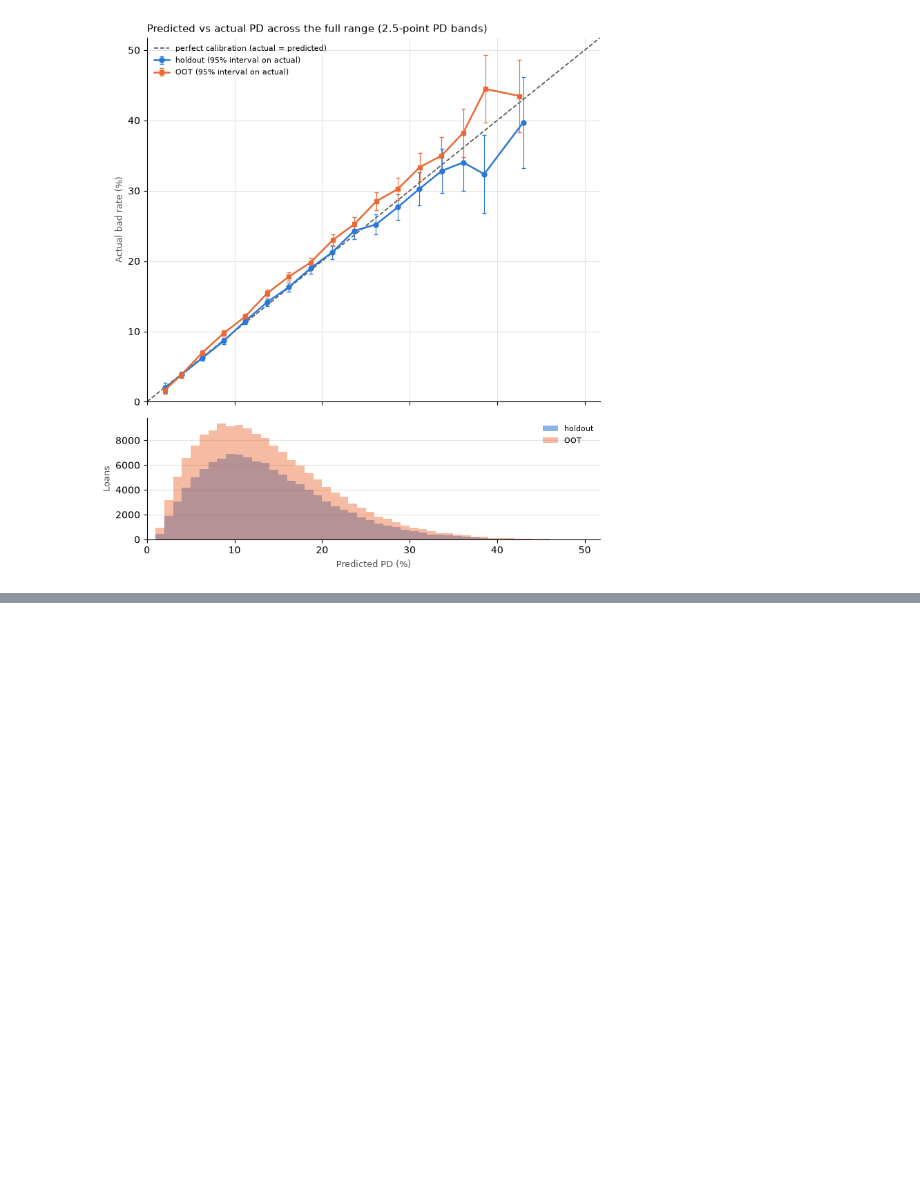
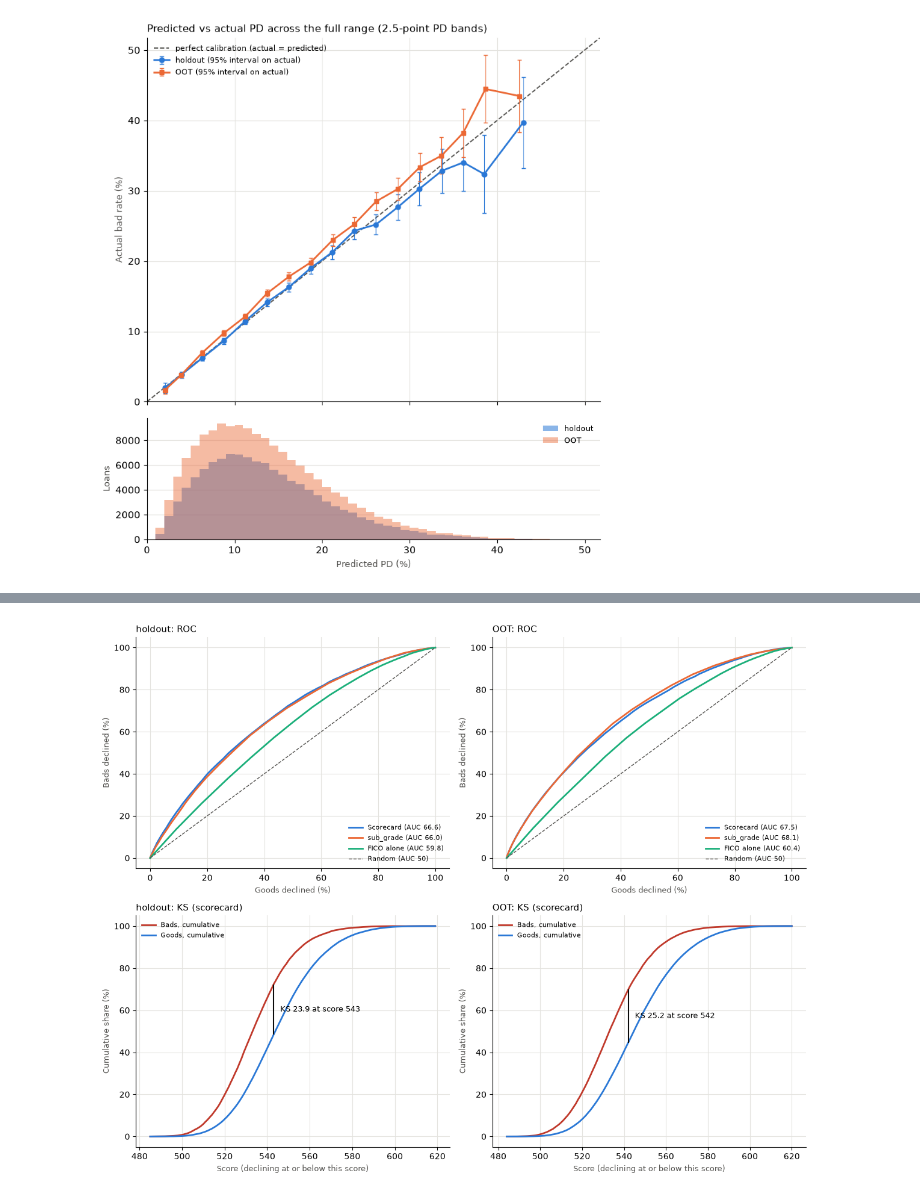
Before and after one commit to daniel-d-wu/scorecard-dev, a Jupyter notebook: scorecard_dev.ipynb, the cells around one changed output, grey strips where cells are left out. Drawn from its saved outputs; the diff is of its cells as text; code cells hidden in the pictures; blank space fills up the shorter version.

```diff
--- a/scorecard_dev.ipynb
+++ b/scorecard_dev.ipynb
@@ -2552,10 +2568,11 @@ rng = scorecard_15[scorecard_15['count'] > 0].groupby('attribute', sort=False)['
 rng['range'] = rng['max'] - rng['min']
 print('Points range by attribute (bins with data):'); display(rng.sort_values('range', ascending=False))
 
-# Rounding check: integer score vs unrounded model (Gini on the score should match the model)
+# Rounding check: integer score vs unrounded model (AUC / KS on the score should match the model)
 print(f"Score range train: {S_tr.min()}–{S_tr.max()}, median {int(S_tr.median())}")
-print(f"Gini holdout: model {100*gini(y_ho, pd_ho):.2f} vs integer score {100*gini(y_ho, -S_ho):.2f}; "
-      f"OOT: model {100*gini(y_oo, pd_oo):.2f} vs score {100*gini(y_oo, -S_oo):.2f}")
+for name, y, p, S in [('holdout', y_ho, pd_ho, S_ho), ('OOT', y_oo, pd_oo, S_oo)]:
+    print(f"{name}: AUC model {auc_pts(y, p):.2f} vs score {auc_pts(y, -S):.2f} | "
+          f"KS model {ks_pts(y, p):.2f} vs score {ks_pts(y, -S):.2f}")
 
 # Odds-to-score check (holdout and OOT): actual ln(good:bad odds) by 20-point score band
 def odds_by_band(S, y, width=20):
@@ -2845,0 +2978,51 @@ OOT: actual vs predicted by 2.5-point PD band
+# %%
+# ---------------------------------------------------------------
+# 16c  ROC curves (AUC) and KS curves: holdout and OOT
+# ---------------------------------------------------------------
+from sklearn.metrics import roc_curve
+
+def thin(x, y, n=400):
+    k = np.linspace(0, len(x) - 1, min(n, len(x))).astype(int)
+    return x[k], y[k]
+
+fig, axes = plt.subplots(2, 2, figsize=(12, 9.4))
+for j, name in enumerate(['holdout', 'OOT']):
+    S, y, d = samples[name]
+
+    # Top row: ROC. AUC = area under the curve; KS = largest vertical gap to the diagonal
+    ax = axes[0, j]
+    for label, key, risk, c in [('Scorecard', 'Scorecard (9 attributes)', -S, '#2a78d6'),
+                                ('sub_grade', 'LC sub_grade', sg(d), '#eb6834'),
+                                ('FICO alone', 'FICO alone', -d.fico_range_low, '#1baf7a')]:
+        fpr, tpr, _ = roc_curve(y, risk)
+        a = perf.loc[(name, key), 'AUC']
+        ax.plot(*thin(fpr * 100, tpr * 100), color=c, lw=2, label=f'{label} (AUC {a:.1f})')
+    ax.plot([0, 100], [0, 100], color='#52514e', lw=1, ls='--', label='Random (AUC 50)')
+    ax.set_title(f'{name}: ROC', loc='left', fontsize=11)
+    ax.set_xlabel('Goods declined (%)', fontsize=9, color='#52514e')
+    ax.set_ylabel('Bads declined (%)', fontsize=9, color='#52514e')
+    ax.legend(fontsize=8, frameon=False, loc='lower right')
+
+    # Bottom row: KS. Cumulative share of bads and goods at or below each score; KS = maximum gap
+    ax = axes[1, j]
+    grid = np.arange(S.min(), S.max() + 1)
+    s_b, s_g = np.sort(S[y.values == 1].values), np.sort(S[y.values == 0].values)
+    cb = np.searchsorted(s_b, grid, side='right') / len(s_b) * 100
+    cg = np.searchsorted(s_g, grid, side='right') / len(s_g) * 100
+    k = np.argmax(cb - cg)
+    ax.plot(grid, cb, color='#c0392b', lw=2, label='Bads, cumulative')
+    ax.plot(grid, cg, color='#2a78d6', lw=2, label='Goods, cumulative')
+    ax.vlines(grid[k], cg[k], cb[k], color='#0b0b0b', lw=1.5)
+    ax.annotate(f"KS {cb[k] - cg[k]:.1f} at score {grid[k]}", (grid[k], (cb[k] + cg[k]) / 2),
+                xytext=(8, 0), textcoords='offset points', fontsize=9, va='center')
+    ax.set_title(f'{name}: KS (scorecard)', loc='left', fontsize=11)
+    ax.set_xlabel('Score (declining at or below this score)', fontsize=9, color='#52514e')
+    ax.set_ylabel('Cumulative share (%)', fontsize=9, color='#52514e')
+    ax.legend(fontsize=8, frameon=False, loc='upper left')
+
+for ax in axes.ravel():
+    ax.grid(color='#e4e3df', lw=0.8); ax.set_axisbelow(True)
+    for s in ['top', 'right']: ax.spines[s].set_visible(False)
+fig.tight_layout(); fig.savefig('figures/step16_roc_ks.png', dpi=130, facecolor='#fcfcfb'); plt.show()
+# %% [output]
+[figure, added]
```
Also changed, not shown: parts of 28 cells of this notebook, 1 other file.
